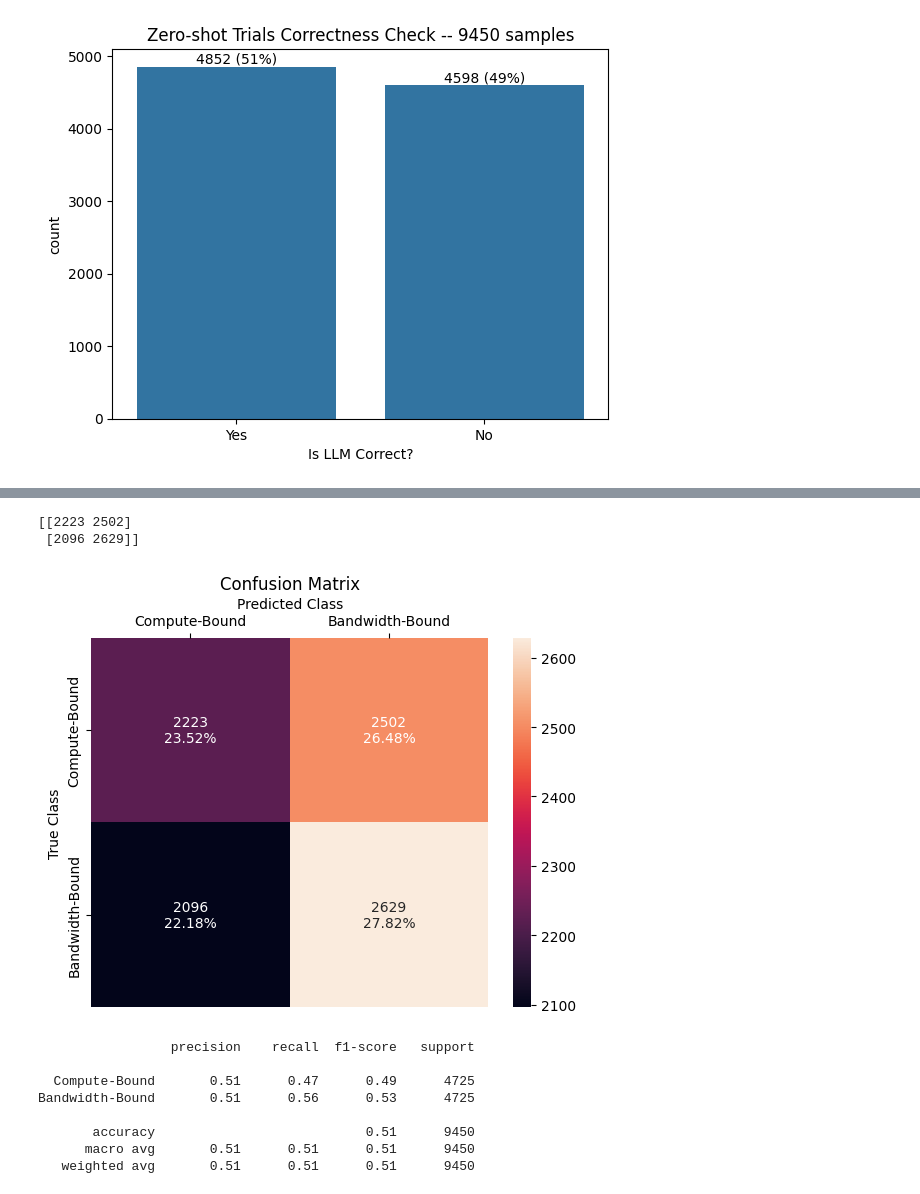
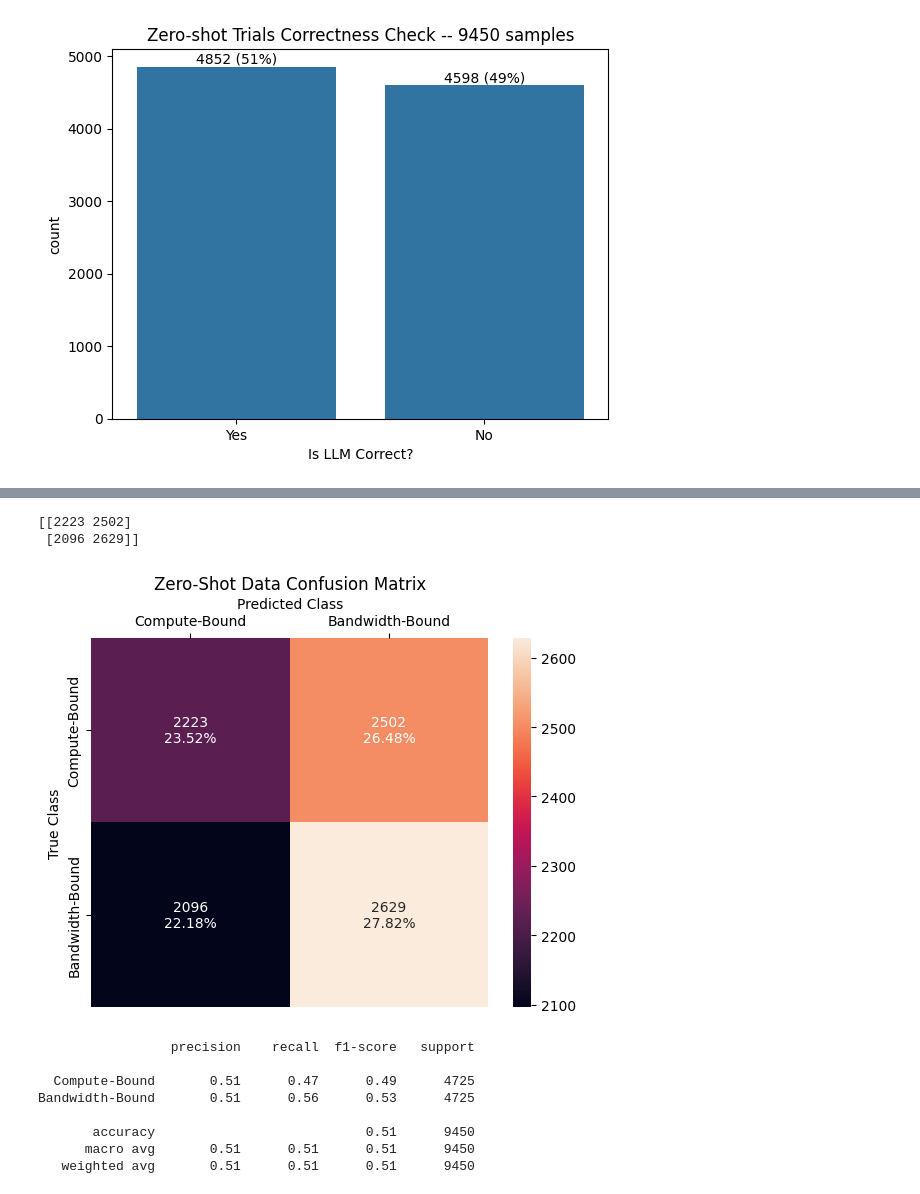
Before and after one commit to Scientific-Computing-Lab/ParallelCodeEstimation, a Jupyter notebook: dataset-gen/vizZeroShotData.ipynb, the cells around one changed output, grey strips where cells are left out. Drawn from its saved outputs; the diff is of its cells as text; code cells hidden in the pictures.

```diff
--- a/dataset-gen/vizZeroShotData.ipynb
+++ b/dataset-gen/vizZeroShotData.ipynb
@@ -102,30 +124,30 @@ plt.show()
 # %%
 
 cf_matrix = confusion_matrix(df['answer'], df['llmResponse'], labels=['Compute', 'Bandwidth'])
 print(cf_matrix)
 
 group_counts = ["{0:0.0f}".format(value) for value in cf_matrix.flatten()]
 group_percentages = ["{0:.2%}".format(value) for value in cf_matrix.flatten()/np.sum(cf_matrix)]
 labels = [f"{v2}\n{v3}" for v2, v3 in zip(group_counts,group_percentages)]
 labels = np.asarray(labels).reshape(2,2)
 
 #ax = sns.heatmap(cf_matrix, annot=True, fmt='g')
 ax = sns.heatmap(cf_matrix, annot=labels, fmt='')
 
 ax.set_xlabel('Predicted Class')
 ax.set_ylabel('True Class')
 
 ax.xaxis.tick_top()
 ax.xaxis.set_label_position('top')
-ax.set_title('Confusion Matrix')
+ax.set_title('Zero-Shot Data Confusion Matrix')
 
 ax.set_xticklabels(['Compute-Bound', 'Bandwidth-Bound'])
 ax.set_yticklabels(['Compute-Bound', 'Bandwidth-Bound'])
 plt.show()
 # %% [output]
 [[2223 2502]
  [2096 2629]]
-[figure, old version]
+[figure, new version]
 # %%
 
 class_report = classification_report(df['answer'], df['llmResponse'], labels=['Compute', 'Bandwidth'], target_names=['Compute-Bound', 'Bandwidth-Bound'])
```
Also changed, not shown: parts of 56 cells of this notebook, 1 other file.
